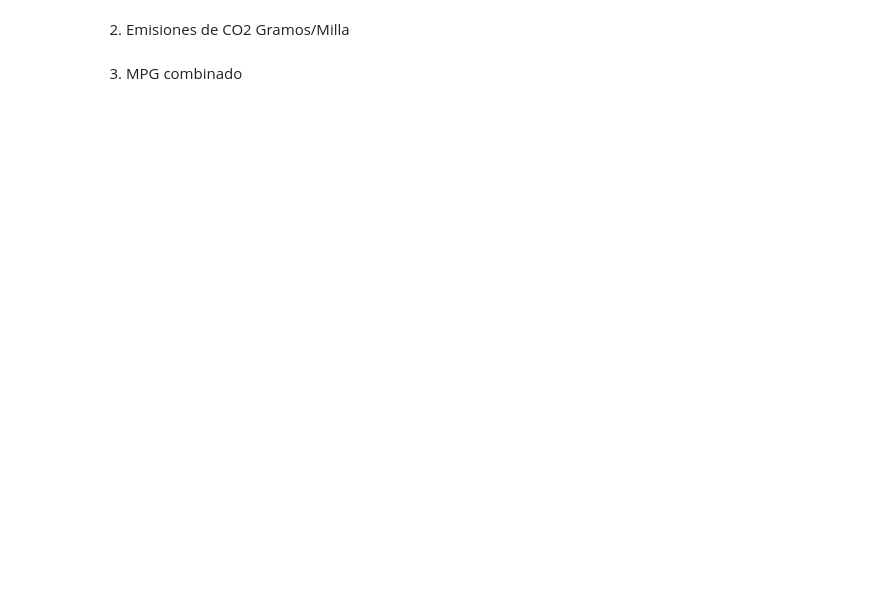
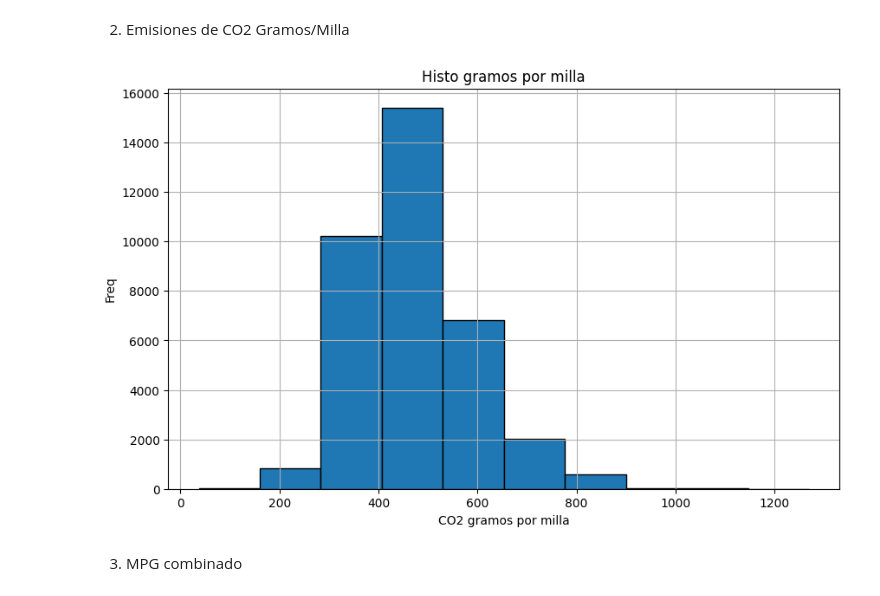
Before and after one commit to ironhack-ds-jcampos/lab-continuous-probability-distributions-es, a Jupyter notebook: your-code/main.ipynb, the cells around one changed output. Cells and saved outputs as stored; diff of their text form; code cells hidden in the pictures; blank space fills up the shorter version.

```diff
--- a/your-code/main.ipynb
+++ b/your-code/main.ipynb
@@ -154,2 +156,12 @@ A continuación, traza los histogramas de las siguientes variables:
+# %%
+plt.figure(figsize=(10, 6))
+plt.hist(vehicles['CO2 Emission Grams/Mile'], bins=10, edgecolor='black')
+plt.title('Histo gramos por milla')
+plt.xlabel('CO2 gramos por milla')
+plt.ylabel('Freq')
+plt.grid(True)
+plt.show()
+# %% [output]
+[figure, added]
 # %% [markdown]
 3. MPG combinado
```
Also changed, not shown: parts of 19 cells of this notebook.
